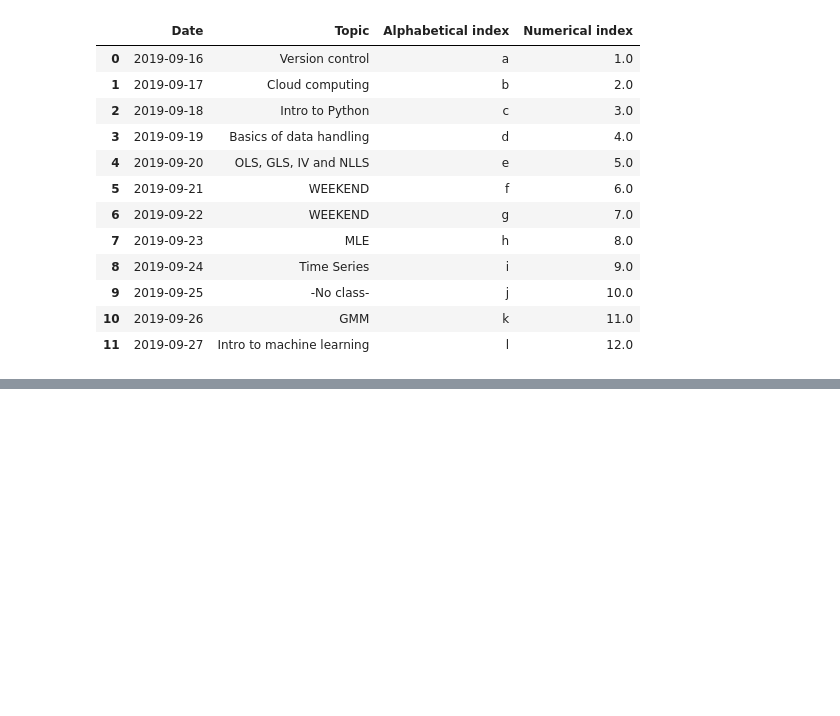
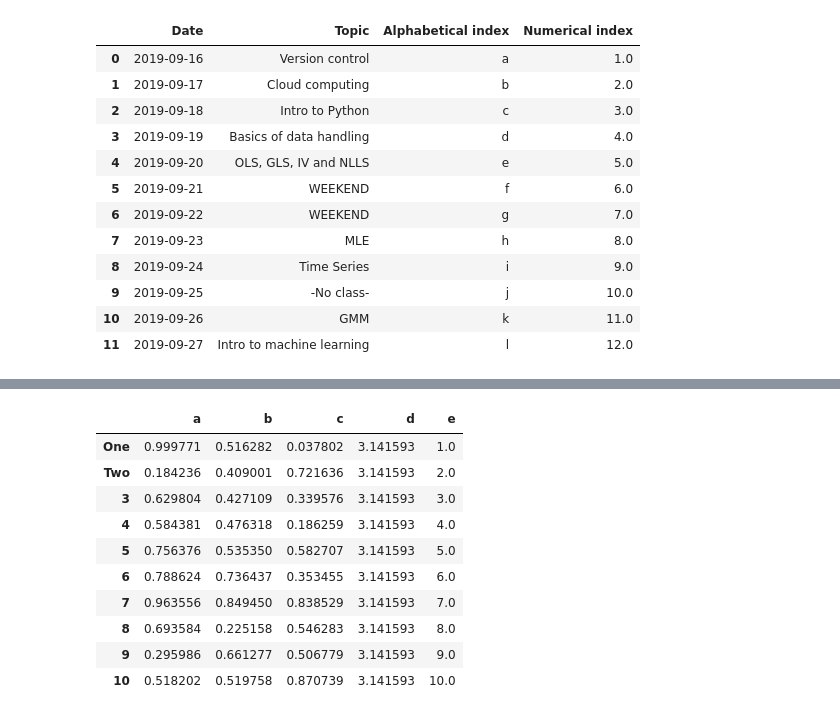
Before and after one commit to arnauddyevre/Python-for-Social-Scientists, a Jupyter notebook: statistics and econometrics/basics/data_handling.ipynb, the cells around one changed output, grey strips where cells are left out. Cells and saved outputs as stored; diff of their text form; code cells hidden in the pictures; blank space fills up the shorter version.

```diff
--- a/statistics and econometrics/basics/data_handling.ipynb
+++ b/statistics and econometrics/basics/data_handling.ipynb
@@ -276,0 +293,3 @@ Let's rename variables separately, just like with STATA's `rename` function.
+# %%
+randomTable = randomTable.rename(columns={"A": "a"})
+randomTable
@@ -277,6 +310,3 @@ Let's rename variables separately, just like with STATA's `rename` function.
 # %%
-#randomTable.rename(columns={"A": "a"})
-#randomTable.rename(columns={"B": "b", "C": "c"})
-randomTable.rename(columns={'A': 'a', 'B': 'c'})
+randomTable = randomTable.rename(columns={"B": "b", "C": "c"})
 randomTable
-NOT WORKING: TO BE REVISED
@@ -282,0 +327,3 @@ NOT WORKING: TO BE REVISED
+# %%
+randomTable = randomTable.rename(index={1: "One", 2: "Two"})
+randomTable
@@ -315,0 +469,3 @@ syllabus
+# %%
+randomTable['d'] = np.pi      # adds a column with the value of pi
+randomTable
@@ -315,0 +484,15 @@ syllabus
+# %%
+randomTable['e'] = np.linspace(1, 10, 10)  # adds a 'e' column with floats randging from 1 to 10, separated by increments of 1.0
+randomTable
+# %% [output]
+|  | a | b | c | d | e |
+| One | 0.999771 | 0.516282 | 0.037802 | 3.141593 | 1.0 |
+| Two | 0.184236 | 0.409001 | 0.721636 | 3.141593 | 2.0 |
+| 3 | 0.629804 | 0.427109 | 0.339576 | 3.141593 | 3.0 |
+| 4 | 0.584381 | 0.476318 | 0.186259 | 3.141593 | 4.0 |
+| 5 | 0.756376 | 0.535350 | 0.582707 | 3.141593 | 5.0 |
+| 6 | 0.788624 | 0.736437 | 0.353455 | 3.141593 | 6.0 |
+| 7 | 0.963556 | 0.849450 | 0.838529 | 3.141593 | 7.0 |
+| 8 | 0.693584 | 0.225158 | 0.546283 | 3.141593 | 8.0 |
+| 9 | 0.295986 | 0.661277 | 0.506779 | 3.141593 | 9.0 |
+| 10 | 0.518202 | 0.519758 | 0.870739 | 3.141593 | 10.0 |
```
Also changed, not shown: parts of 66 cells of this notebook.
